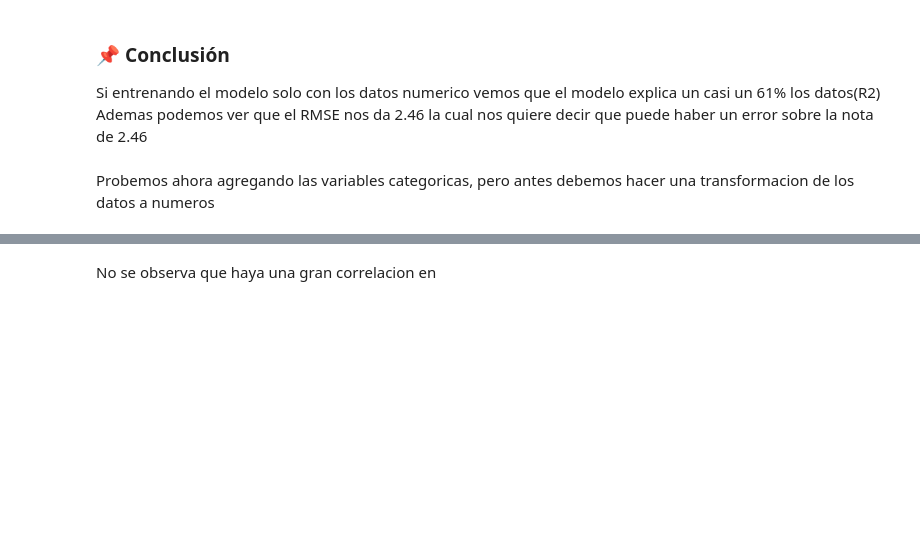
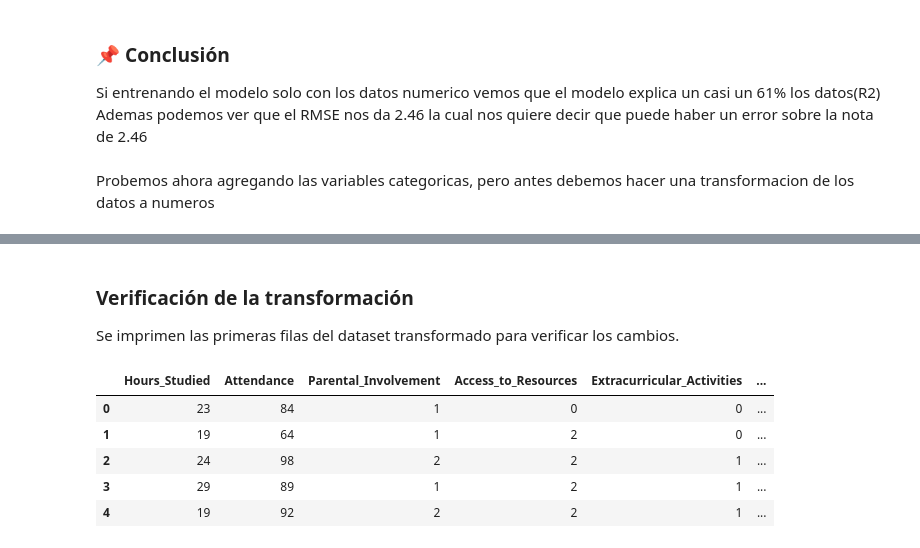
Before and after one commit to LuqGon/student_performance, a Jupyter notebook: student_performance_factors.ipynb, the cells around one changed output, grey strips where cells are left out. Cells and saved outputs as stored; diff of their text form; code cells hidden in the pictures; blank space fills up the shorter version.

```diff
--- a/student_performance_factors.ipynb
+++ b/student_performance_factors.ipynb
@@ -396,2 +380,22 @@ correlation_matrix
-# %% [markdown]
-No se observa que haya una gran correlacion en
+# %%
+from sklearn.preprocessing import LabelEncoder
+categoricas = student_performance.select_dtypes(include=['object']).columns
+label_encoders = {}
+
+for column in categoricas:
+    le = LabelEncoder()
+    student_performance[column] = le.fit_transform(student_performance[column])
+    label_encoders[column] = le
+# %% [markdown]
+### Verificación de la transformación
+
+Se imprimen las primeras filas del dataset transformado para verificar los cambios.
+# %%
+student_performance.head()
+# %% [output]
+|  | Hours_Studied | Attendance | Parental_Involvement | Access_to_Resources | Extracurricular_Activities | ... |
+| 0 | 23 | 84 | 1 | 0 | 0 | ... |
+| 1 | 19 | 64 | 1 | 2 | 0 | ... |
+| 2 | 24 | 98 | 2 | 2 | 1 | ... |
+| 3 | 29 | 89 | 1 | 2 | 1 | ... |
+| 4 | 19 | 92 | 2 | 2 | 1 | ... |
```
Also changed, not shown: parts of 10 cells of this notebook.
